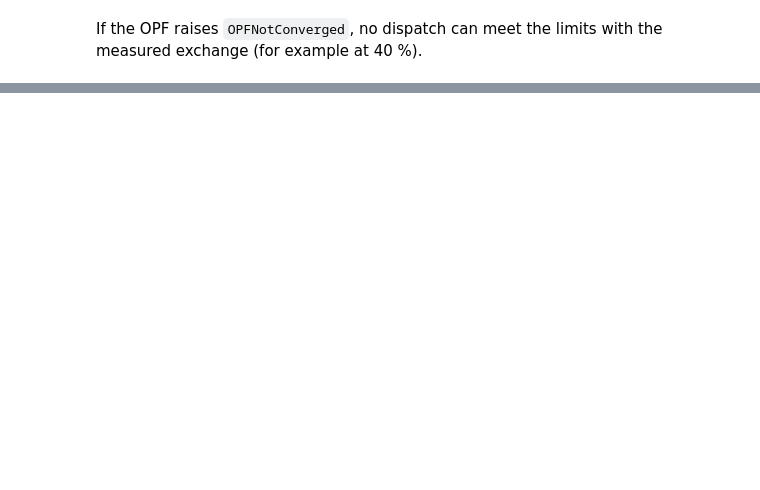
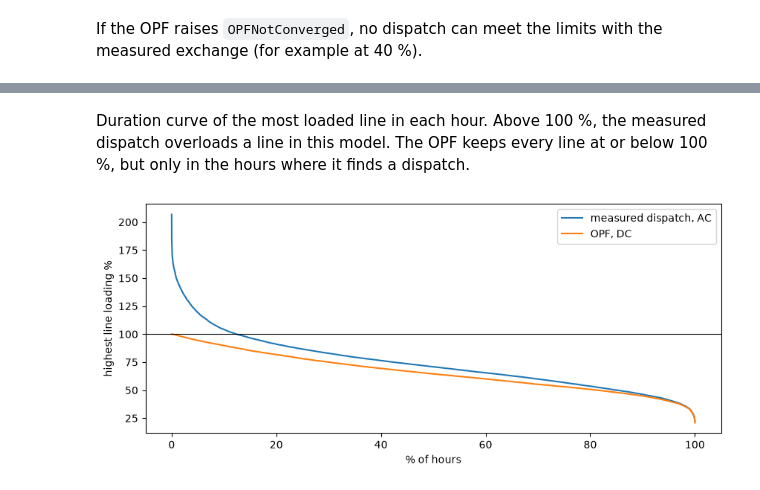
Before and after one commit to mohammadrayati/helvegrid, a Jupyter notebook: run.ipynb, the cells around one changed output, grey strips where cells are left out. Saved outputs shown, nothing was run; the diff lists cells and outputs as text; code cells hidden in the pictures; blank space fills up the shorter version.

```diff
--- a/run.ipynb
+++ b/run.ipynb
@@ -192,0 +239,12 @@ If the OPF raises `OPFNotConverged`, no dispatch can meet the limits with the me
+# %% [markdown]
+Duration curve of the most loaded line in each hour. Above 100 %, the measured dispatch overloads a line in this model. The OPF keeps every line at or below 100 %, but only in the hours where it finds a dispatch.
+# %%
+fig, ax = plt.subplots(figsize=(10, 4))
+for label, result in {"measured dispatch, AC": ac_hours, "OPF, DC": opf_hours}.items():
+    worst = np.sort(result[("grid", "max line loading %")].to_numpy())[::-1]
+    ax.plot(np.linspace(0, 100, len(worst)), worst, label=label)
+ax.axhline(100, color="k", lw=0.8)
+ax.set(xlabel="% of hours", ylabel="highest line loading %")
+ax.legend();
+# %% [output]
+[figure, added]
```
Also changed, not shown: parts of 15 cells of this notebook, 3 other files.
